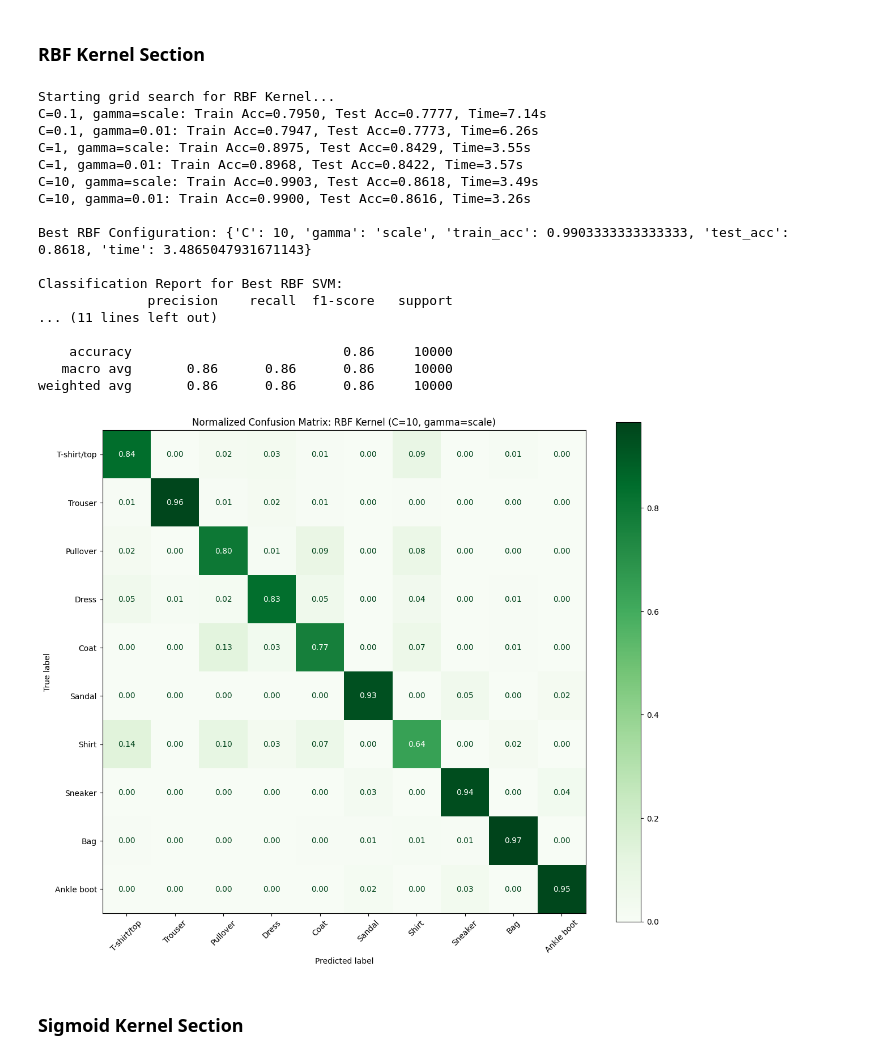
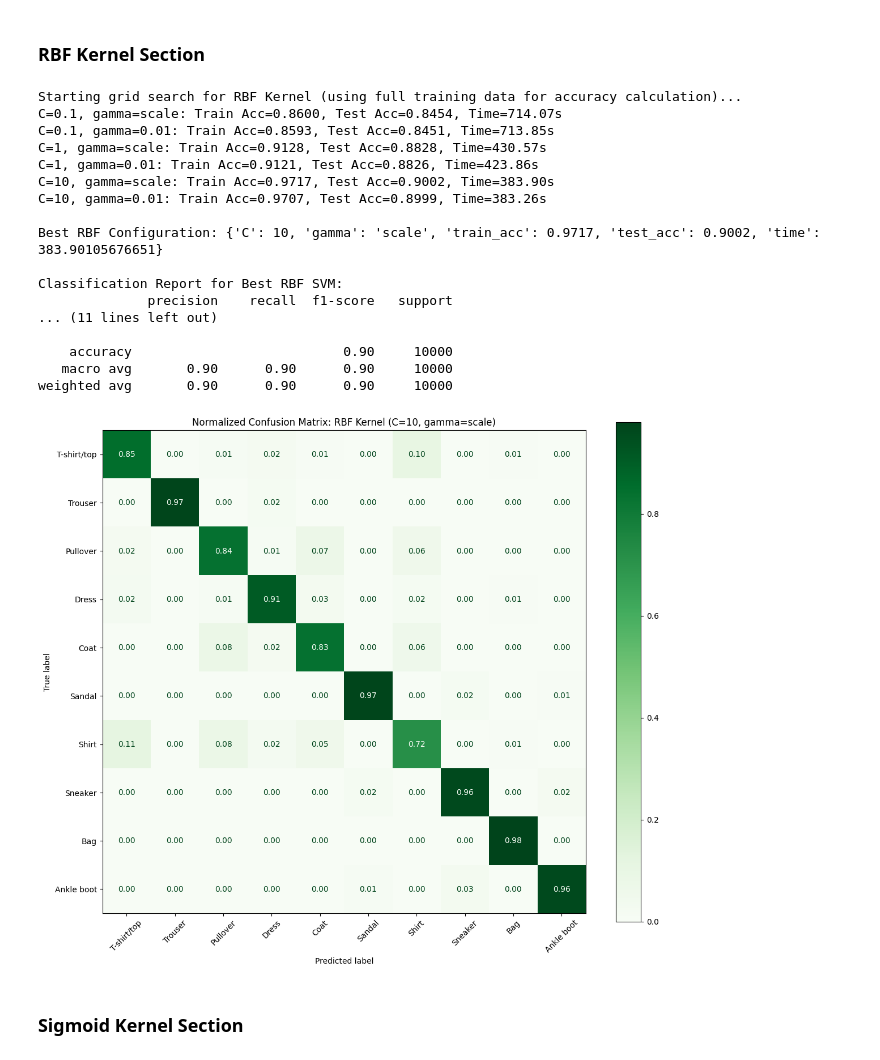
Before and after one commit to snig-17/COMP0014, a Jupyter notebook: COMP0014_Final_Coursework_Submission.ipynb, the cells around one changed output. Saved outputs shown, nothing was run; the diff lists cells and outputs as text; code cells hidden in the pictures.

```diff
--- a/COMP0014_Final_Coursework_Submission.ipynb
+++ b/COMP0014_Final_Coursework_Submission.ipynb
@@ -256,19 +174,22 @@ Setup and preprocessing complete. Training set size: 6000
 # %% [markdown]
 ### Linear Kernel Section
 # %%
+import matplotlib.pyplot as plt
+from sklearn import svm, metrics
+
 # 1. Initialize results list
 linear_results = []
 C_values = [0.1, 1, 10]
 
 # 2-5. Grid search for Linear SVM
-print('Starting grid search for Linear Kernel...')
+print('Starting grid search for Linear Kernel (using full training data for accuracy calculation)...')
 for C in C_values:
     clf = svm.SVC(kernel='linear', C=C)
     start_time = time.time()
-    clf.fit(x_train_mini, y_train_mini)
+    clf.fit(x_train, y_train) # Use full x_train and y_train
     elapsed_time = time.time() - start_time
 
-    train_acc = clf.score(x_train_mini, y_train_mini)
+    train_acc = clf.score(x_train, y_train) # Use full x_train and y_train for scoring
     test_acc = clf.score(x_test, y_test)
 
     linear_results.append({
@@ -283,9 +204,9 @@ for C in C_values:
 best_linear = get_best(linear_results)
 print(f'\nBest Linear Configuration: {best_linear}')
 
-# 7. Retrain/Use the best model for final predictions
+# 7. Retrain/Use the best model for final predictions (using full training data for the final model)
 final_linear_clf = svm.SVC(kernel='linear', C=best_linear['C'])
-final_linear_clf.fit(x_train_mini, y_train_mini)
+final_linear_clf.fit(x_train, y_train)
 linear_predicted = final_linear_clf.predict(x_test)
 
 # 8. Produce classification report
@@ -322,25 +243,21 @@ weighted avg       0.84      0.84      0.84     10000
 # %% [markdown]
 ### Polynomial Kernel Section
 # %%
-import time
-import matplotlib.pyplot as plt
-from sklearn import svm, metrics
-
 # 1. Define results list and parameters
 poly_results = []
 C_values = [0.1, 1, 10]
 degrees = [3, 4]
 
 # 2-3. Grid search for Polynomial SVM
-print('Starting grid search for Polynomial Kernel...')
+print('Starting grid search for Polynomial Kernel (using full training data for accuracy calculation)...')
 for C in C_values:
     for deg in degrees:
         clf = svm.SVC(kernel='poly', C=C, degree=deg, gamma='scale')
         start_time = time.time()
-        clf.fit(x_train_mini, y_train_mini)
+        clf.fit(x_train, y_train) # Use full x_train and y_train
         elapsed_time = time.time() - start_time
 
-        train_acc = clf.score(x_train_mini, y_train_mini)
+        train_acc = clf.score(x_train, y_train) # Use full x_train and y_train for scoring
         test_acc = clf.score(x_test, y_test)
 
         poly_results.append({
@@ -356,9 +273,9 @@ for C in C_values:
 best_poly = get_best(poly_results)
 print(f'\nBest Polynomial Configuration: {best_poly}')
 
-# 5. Train final model with optimal parameters
+# 5. Train final model with optimal parameters (using full training data for the final model)
 final_poly_clf = svm.SVC(kernel='poly', C=best_poly['C'], degree=best_poly['degree'], gamma='scale')
-final_poly_clf.fit(x_train_mini, y_train_mini)
+final_poly_clf.fit(x_train, y_train)
 poly_predicted = final_poly_clf.predict(x_test)
 
 # 6. Display test accuracy and classification report
@@ -397,10 +314,6 @@ weighted avg       0.83      0.82      0.82     10000
 # %% [markdown]
 ### RBF Kernel Section
 # %%
-import time
-import matplotlib.pyplot as plt
-from sklearn import svm, metrics
-
 # 1. Initialize results list
 rbf_results = []
 
@@ -409,15 +322,15 @@ C_values = [0.1, 1, 10]
 gamma_values = ['scale', 0.01]
 
 # 3-5. Nested loop for Grid Search
-print('Starting grid search for RBF Kernel...')
+print('Starting grid search for RBF Kernel (using full training data for accuracy calculation)...')
 for C in C_values:
     for gamma in gamma_values:
         clf = svm.SVC(kernel='rbf', C=C, gamma=gamma)
         start_time = time.time()
-        clf.fit(x_train_mini, y_train_mini)
+        clf.fit(x_train, y_train) # Use full x_train and y_train
         elapsed_time = time.time() - start_time
 
-        train_acc = clf.score(x_train_mini, y_train_mini)
+        train_acc = clf.score(x_train, y_train) # Use full x_train and y_train for scoring
         test_acc = clf.score(x_test, y_test)
 
         rbf_results.append({
@@ -428,47 +341,47 @@ for C in C_values:
             'time': elapsed_time
         })
         print(f'C={C}, gamma={gamma}: Train Acc={train_acc:.4f}, Test Acc={test_acc:.4f}, Time={elapsed_time:.2f}s')
 
 # 6. Identify the best configuration
 best_rbf = get_best(rbf_results)
 print(f'\nBest RBF Configuration: {best_rbf}')
 
-# 7. Train final model with optimal parameters
+# 7. Train final model with optimal parameters (using full training data for the final model)
 final_rbf_clf = svm.SVC(kernel='rbf', C=best_rbf['C'], gamma=best_rbf['gamma'])
-final_rbf_clf.fit(x_train_mini, y_train_mini)
+final_rbf_clf.fit(x_train, y_train)
 rbf_predicted = final_rbf_clf.predict(x_test)
 
 # 8. Print detailed classification report
 print('\nClassification Report for Best RBF SVM:')
 print(metrics.classification_report(y_test, rbf_predicted, target_names=class_names))
 
 # 9. Compute and display normalized confusion matrix
 cm_rbf = metrics.confusion_matrix(y_test, rbf_predicted, normalize='true')
 fig, ax = plt.subplots(figsize=(12, 10))
 cm_display = metrics.ConfusionMatrixDisplay(confusion_matrix=cm_rbf, display_labels=class_names)
 cm_display.plot(values_format='.2f', ax=ax, xticks_rotation=45, cmap='Greens')
 plt.title(f'Normalized Confusion Matrix: RBF Kernel (C={best_rbf["C"]}, gamma={best_rbf["gamma"]})')
 plt.tight_layout()
 plt.show()
 # %% [output]
-Starting grid search for RBF Kernel...
-C=0.1, gamma=scale: Train Acc=0.7950, Test Acc=0.7777, Time=7.14s
-C=0.1, gamma=0.01: Train Acc=0.7947, Test Acc=0.7773, Time=6.26s
-C=1, gamma=scale: Train Acc=0.8975, Test Acc=0.8429, Time=3.55s
-C=1, gamma=0.01: Train Acc=0.8968, Test Acc=0.8422, Time=3.57s
-C=10, gamma=scale: Train Acc=0.9903, Test Acc=0.8618, Time=3.49s
-C=10, gamma=0.01: Train Acc=0.9900, Test Acc=0.8616, Time=3.26s
+Starting grid search for RBF Kernel (using full training data for accuracy calculation)...
+C=0.1, gamma=scale: Train Acc=0.8600, Test Acc=0.8454, Time=714.07s
+C=0.1, gamma=0.01: Train Acc=0.8593, Test Acc=0.8451, Time=713.85s
+C=1, gamma=scale: Train Acc=0.9128, Test Acc=0.8828, Time=430.57s
+C=1, gamma=0.01: Train Acc=0.9121, Test Acc=0.8826, Time=423.86s
+C=10, gamma=scale: Train Acc=0.9717, Test Acc=0.9002, Time=383.90s
+C=10, gamma=0.01: Train Acc=0.9707, Test Acc=0.8999, Time=383.26s
 
-Best RBF Configuration: {'C': 10, 'gamma': 'scale', 'train_acc': 0.9903333333333333, 'test_acc': 0.8618, 'time': 3.4865047931671143}
+Best RBF Configuration: {'C': 10, 'gamma': 'scale', 'train_acc': 0.9717, 'test_acc': 0.9002, 'time': 383.90105676651}
 
 Classification Report for Best RBF SVM:
               precision    recall  f1-score   support
 ... (11 lines left out)
 
-    accuracy                           0.86     10000
-   macro avg       0.86      0.86      0.86     10000
-weighted avg       0.86      0.86      0.86     10000
+    accuracy                           0.90     10000
+   macro avg       0.90      0.90      0.90     10000
+weighted avg       0.90      0.90      0.90     10000
-[figure, old version]
+[figure, new version]
 # %% [markdown]
 ### Sigmoid Kernel Section
 # %%
```
Also changed, not shown: parts of 6 cells of this notebook.
